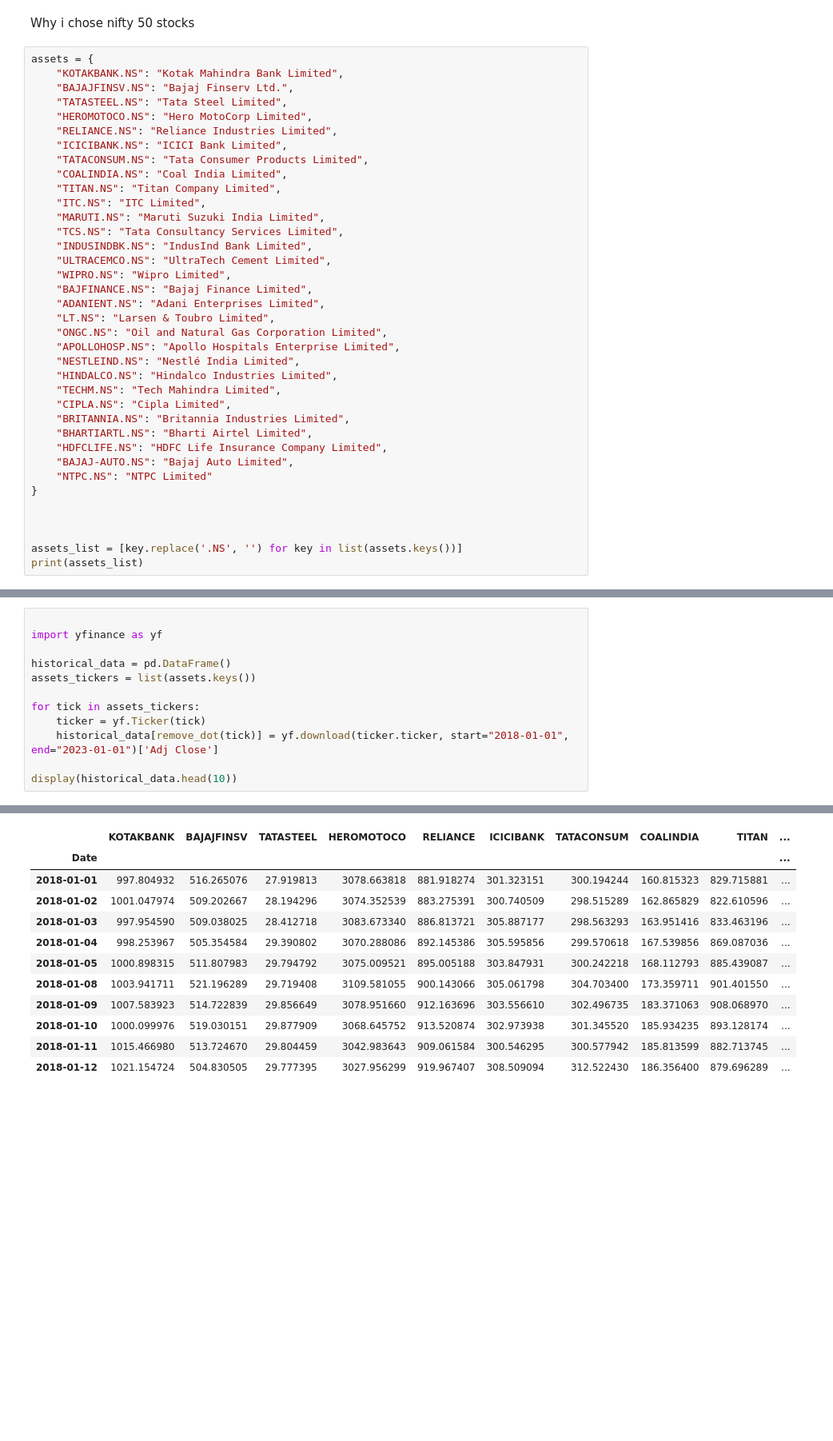
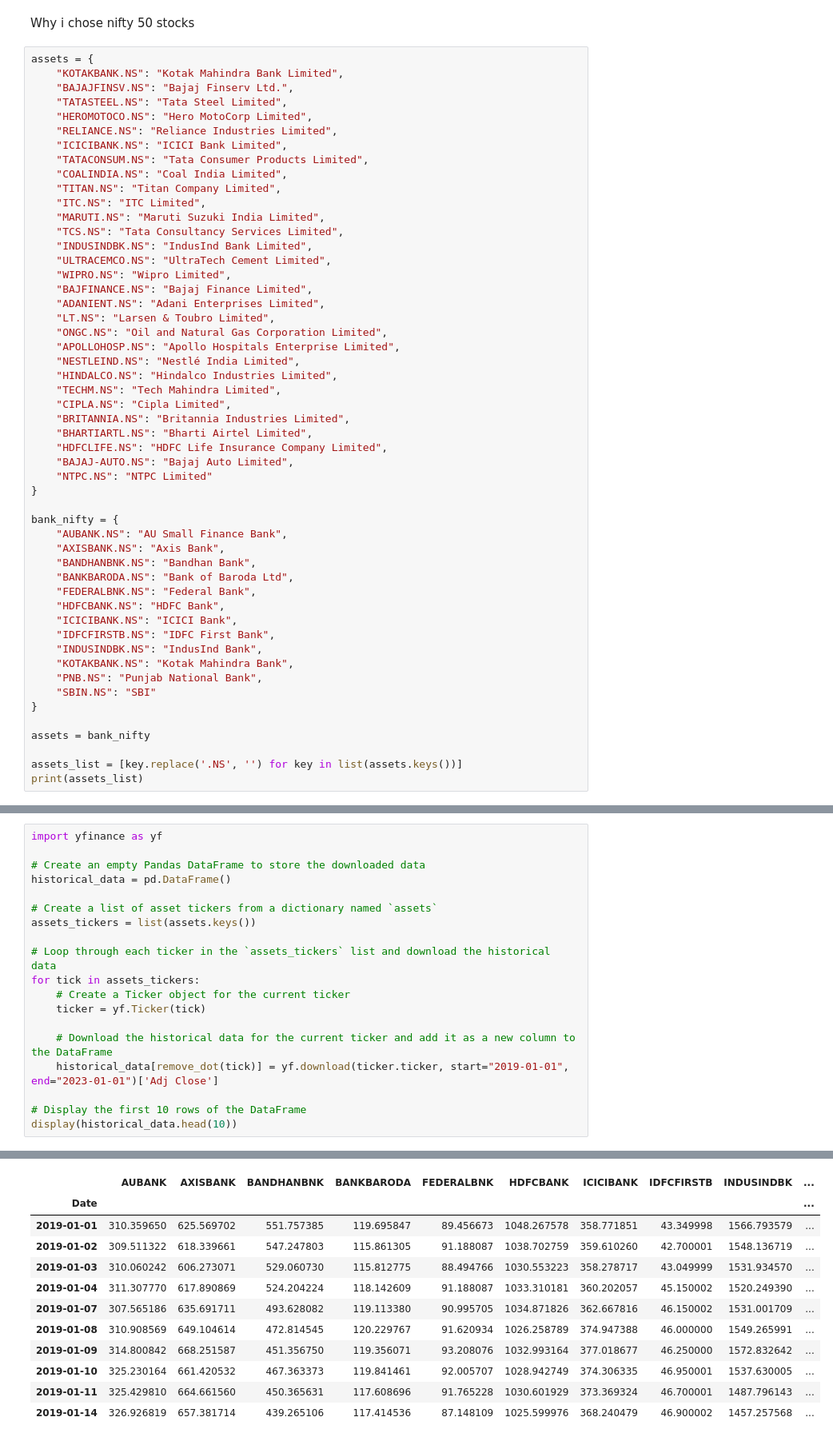
Before and after one commit to ItzVeer/quantitative-research, a Jupyter notebook: portfolio_optimization.ipynb, the cells around one changed output, grey strips where cells are left out. Shown at 80% size. Saved outputs shown, nothing was run; the diff lists cells and outputs as text; blank space fills up the shorter version.

```diff
--- a/portfolio_optimization.ipynb
+++ b/portfolio_optimization.ipynb
@@ -84,7 +67,22 @@ assets = {
     "NTPC.NS": "NTPC Limited"
 }
 
+bank_nifty = {
+    "AUBANK.NS": "AU Small Finance Bank",
+    "AXISBANK.NS": "Axis Bank",
+    "BANDHANBNK.NS": "Bandhan Bank",
+    "BANKBARODA.NS": "Bank of Baroda Ltd",
+    "FEDERALBNK.NS": "Federal Bank",
+    "HDFCBANK.NS": "HDFC Bank",
+    "ICICIBANK.NS": "ICICI Bank",
+    "IDFCFIRSTB.NS": "IDFC First Bank",
+    "INDUSINDBK.NS": "IndusInd Bank",
+    "KOTAKBANK.NS": "Kotak Mahindra Bank",
+    "PNB.NS": "Punjab National Bank",
+    "SBIN.NS": "SBI"
+}
 
+assets = bank_nifty
 
 assets_list = [key.replace('.NS', '') for key in list(assets.keys())]
 print(assets_list)
@@ -96,14 +101,21 @@ tell them to download from reliable sources
 # %%
-
 import yfinance as yf
 
+# Create an empty Pandas DataFrame to store the downloaded data
 historical_data = pd.DataFrame()
+
+# Create a list of asset tickers from a dictionary named `assets`
 assets_tickers = list(assets.keys())
 
+# Loop through each ticker in the `assets_tickers` list and download the historical data
 for tick in assets_tickers:
+    # Create a Ticker object for the current ticker
     ticker = yf.Ticker(tick)
-    historical_data[remove_dot(tick)] = yf.download(ticker.ticker, start="2018-01-01", end="2023-01-01")['Adj Close']
 
+    # Download the historical data for the current ticker and add it as a new column to the DataFrame
+    historical_data[remove_dot(tick)] = yf.download(ticker.ticker, start="2019-01-01", end="2023-01-01")['Adj Close']
+
+# Display the first 10 rows of the DataFrame
 display(historical_data.head(10))
 # %% [output]
 [*********************100%***********************]  1 of 1 completed
@@ -126,12 +133,12 @@ display(historical_data.head(10))
-|  | KOTAKBANK | BAJAJFINSV | TATASTEEL | HEROMOTOCO | RELIANCE | ICICIBANK | TATACONSUM | COALINDIA | TITAN | ... |
+|  | AUBANK | AXISBANK | BANDHANBNK | BANKBARODA | FEDERALBNK | HDFCBANK | ICICIBANK | IDFCFIRSTB | INDUSINDBK | ... |
 | Date |  |  |  |  |  |  |  |  |  | ... |
-| 2018-01-01 | 997.804932 | 516.265076 | 27.919813 | 3078.663818 | 881.918274 | 301.323151 | 300.194244 | 160.815323 | 829.715881 | ... |
-| 2018-01-02 | 1001.047974 | 509.202667 | 28.194296 | 3074.352539 | 883.275391 | 300.740509 | 298.515289 | 162.865829 | 822.610596 | ... |
-| 2018-01-03 | 997.954590 | 509.038025 | 28.412718 | 3083.673340 | 886.813721 | 305.887177 | 298.563293 | 163.951416 | 833.463196 | ... |
-| 2018-01-04 | 998.253967 | 505.354584 | 29.390802 | 3070.288086 | 892.145386 | 305.595856 | 299.570618 | 167.539856 | 869.087036 | ... |
-| 2018-01-05 | 1000.898315 | 511.807983 | 29.794792 | 3075.009521 | 895.005188 | 303.847931 | 300.242218 | 168.112793 | 885.439087 | ... |
-| 2018-01-08 | 1003.941711 | 521.196289 | 29.719408 | 3109.581055 | 900.143066 | 305.061798 | 304.703400 | 173.359711 | 901.401550 | ... |
-| 2018-01-09 | 1007.583923 | 514.722839 | 29.856649 | 3078.951660 | 912.163696 | 303.556610 | 302.496735 | 183.371063 | 908.068970 | ... |
-| 2018-01-10 | 1000.099976 | 519.030151 | 29.877909 | 3068.645752 | 913.520874 | 302.973938 | 301.345520 | 185.934235 | 893.128174 | ... |
-| 2018-01-11 | 1015.466980 | 513.724670 | 29.804459 | 3042.983643 | 909.061584 | 300.546295 | 300.577942 | 185.813599 | 882.713745 | ... |
-| 2018-01-12 | 1021.154724 | 504.830505 | 29.777395 | 3027.956299 | 919.967407 | 308.509094 | 312.522430 | 186.356400 | 879.696289 | ... |
+| 2019-01-01 | 310.359650 | 625.569702 | 551.757385 | 119.695847 | 89.456673 | 1048.267578 | 358.771851 | 43.349998 | 1566.793579 | ... |
+| 2019-01-02 | 309.511322 | 618.339661 | 547.247803 | 115.861305 | 91.188087 | 1038.702759 | 359.610260 | 42.700001 | 1548.136719 | ... |
+| 2019-01-03 | 310.060242 | 606.273071 | 529.060730 | 115.812775 | 88.494766 | 1030.553223 | 358.278717 | 43.049999 | 1531.934570 | ... |
+| 2019-01-04 | 311.307770 | 617.890869 | 524.204224 | 118.142609 | 91.188087 | 1033.310181 | 360.202057 | 45.150002 | 1520.249390 | ... |
+| 2019-01-07 | 307.565186 | 635.691711 | 493.628082 | 119.113380 | 90.995705 | 1034.871826 | 362.667816 | 46.150002 | 1531.001709 | ... |
+| 2019-01-08 | 310.908569 | 649.104614 | 472.814545 | 120.229767 | 91.620934 | 1026.258789 | 374.947388 | 46.000000 | 1549.265991 | ... |
+| 2019-01-09 | 314.800842 | 668.251587 | 451.356750 | 119.356071 | 93.208076 | 1032.993164 | 377.018677 | 46.250000 | 1572.832642 | ... |
+| 2019-01-10 | 325.230164 | 661.420532 | 467.363373 | 119.841461 | 92.005707 | 1028.942749 | 374.306335 | 46.950001 | 1537.630005 | ... |
+| 2019-01-11 | 325.429810 | 664.661560 | 450.365631 | 117.608696 | 91.765228 | 1030.601929 | 373.369324 | 46.700001 | 1487.796143 | ... |
+| 2019-01-14 | 326.926819 | 657.381714 | 439.265106 | 117.414536 | 87.148109 | 1025.599976 | 368.240479 | 46.900002 | 1457.257568 | ... |
```
Also changed, not shown: parts of 18 cells of this notebook.
